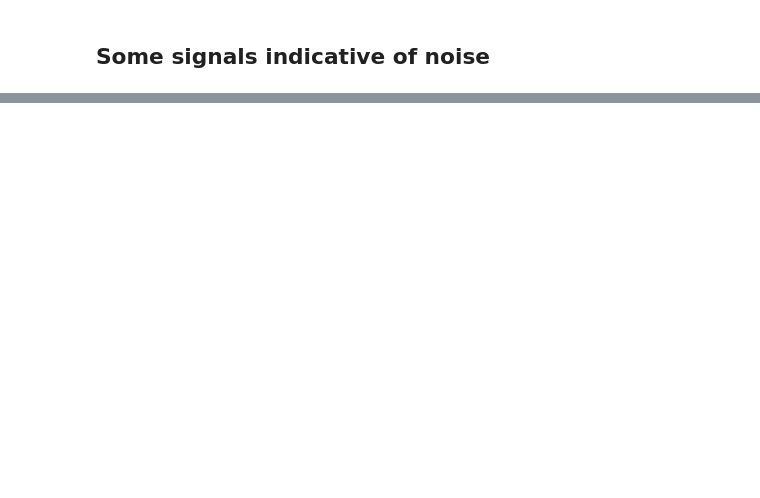
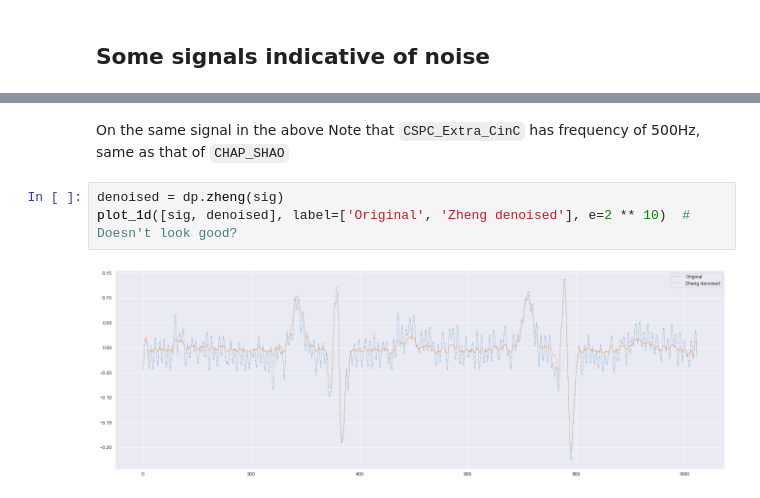
Before and after one commit to StefanHeng/ECG-Representation-Learning, a Jupyter notebook: Data_Processing/explore_preprocessing.ipynb, the cells around one changed output, grey strips where cells are left out. Drawn from its saved outputs; the diff is of its cells as text; blank space fills up the shorter version.

```diff
--- a/Data_Processing/explore_preprocessing.ipynb
+++ b/Data_Processing/explore_preprocessing.ipynb
@@ -165,0 +178,8 @@ ic| fnm: '/Users/stefanh/Documents/UMich/Research/ECG-Classify/datasets/Chapman-
+# %% [markdown]
+On the same signal in the above
+Note that `CSPC_Extra_CinC` has frequency of 500Hz, same as that of `CHAP_SHAO`
+# %%
+denoised = dp.zheng(sig)
+plot_1d([sig, denoised], label=['Original', 'Zheng denoised'], e=2 ** 10)  # Doesn't look good?
+# %% [output]
+[figure, added]
```
Also changed, not shown: parts of 6 cells of this notebook, 5 other files.
